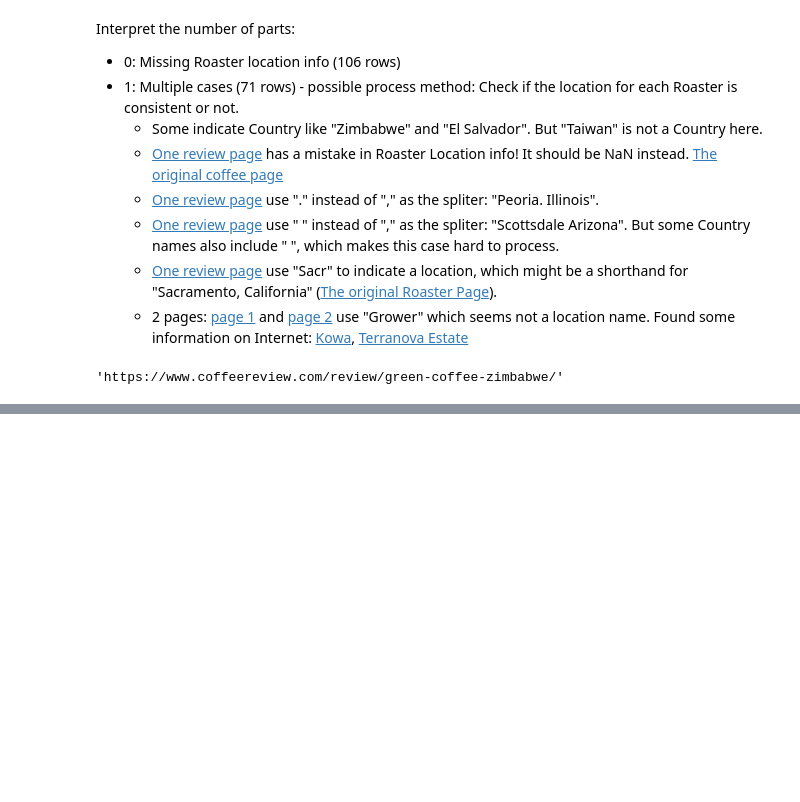
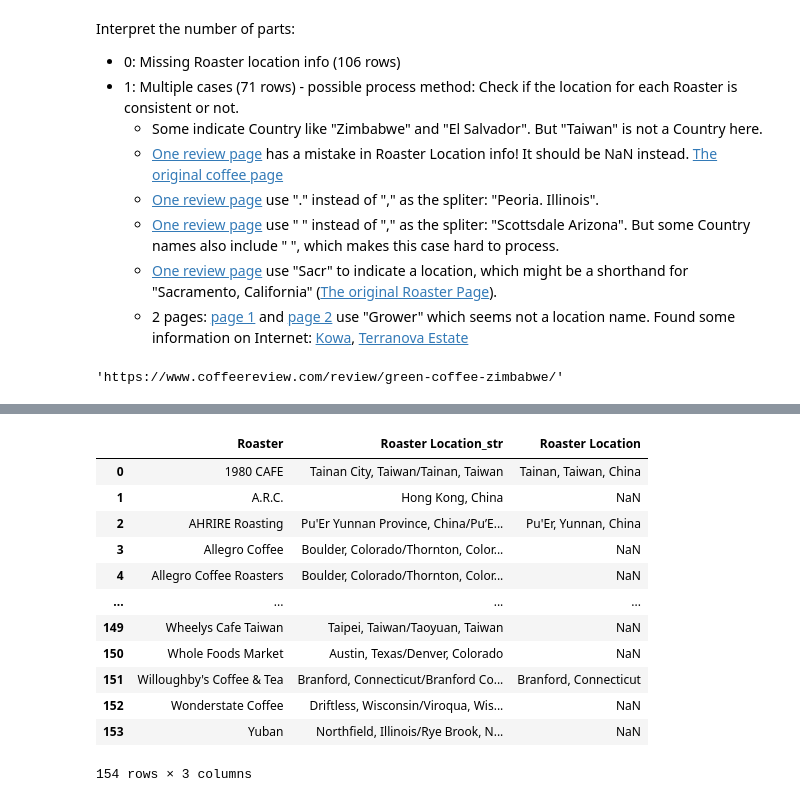
Before and after one commit to zehaog2/Coffee-Rating, a Jupyter notebook: Xin/04_Data_Preprocessing.ipynb, the cells around one changed output, grey strips where cells are left out. Saved outputs shown, nothing was run; the diff lists cells and outputs as text; code cells hidden in the pictures; blank space fills up the shorter version.

Commit message:
Processed all columns except Coffee Origin

```diff
--- a/Xin/04_Data_Preprocessing.ipynb
+++ b/Xin/04_Data_Preprocessing.ipynb
@@ -83,0 +100,4 @@ data
+# %%
+# Drop "." in the end
+data["Coffee Origin"] = data["Coffee Origin"].str.rstrip(".")
+data["Coffee Origin"].value_counts()
@@ -157,14 +195,14 @@ memory usage: 65.6+ KB
 # %% [markdown]
 ## Step 2: Check number of parts
 # %%
-# Step 2: Check the number of parts in location
-def count_parts(location):
-    if isinstance(location, str):  # Check if the value is a string
-        return len(location.split(','))
-    return 0  # Return 0 if it's not a string (e.g., NaN)
+# # Step 2: Check the number of parts in location
+# def count_parts(location):
+#     if isinstance(location, str):  # Check if the value is a string
+#         return len(location.split(','))
+#     return 0  # Return 0 if it's not a string (e.g., NaN)
 
-data['num_loc_parts'] = data['Roaster Location'].apply(count_parts)
-data['num_loc_parts'].value_counts()
+# data['num_loc_parts'] = data['Roaster Location'].apply(count_parts)
+# data['num_loc_parts'].value_counts()
 # %% [output]
 num_loc_parts
 2    7926
@@ -208,0 +248,13 @@ data[data['num_loc_parts'] == 2]
+# %%
+# Check for violations by identifying roasters with more than one unique location
+violating_roasters = data.groupby('Roaster')['Roaster Location'].unique()
+
+# Filter out the roasters with multiple locations
+violating_roasters = violating_roasters[violating_roasters.apply(len) > 1]
+
+# Show the violating roasters with their respective locations
+if not violating_roasters.empty:
+    print(f"The following roasters have different locations associated with them:")
+    print(violating_roasters)
+else:
+    print("All roasters have a consistent location.")
@@ -208,0 +276,23 @@ data[data['num_loc_parts'] == 2]
+# %%
+temp = violating_roasters.reset_index()
+temp["Roaster Location_str"] = temp["Roaster Location"].apply(lambda lst: "/".join([str(x) for x in lst if pd.notna(x)]))
+temp = temp.drop("Roaster Location", axis = 1)
+# temp.to_csv("inconsistent_roaster_location.csv")
+# %%
+location_df = pd.read_csv("../data/inconsistent_roaster_location.csv", encoding="ISO-8859-1")
+temp["Roaster Location"] = location_df["Roaster Location"]
+temp
+# %% [output]
+|  | Roaster | Roaster Location_str | Roaster Location |
+| 0 | 1980 CAFE | Tainan City, Taiwan/Tainan, Taiwan | Tainan, Taiwan, China |
+| 1 | A.R.C. | Hong Kong, China | NaN |
+| 2 | AHRIRE Roasting | Pu'Er Yunnan Province, China/Pu’E... | Pu'Er, Yunnan, China |
+| 3 | Allegro Coffee | Boulder, Colorado/Thornton, Color... | NaN |
+| 4 | Allegro Coffee Roasters | Boulder, Colorado/Thornton, Color... | NaN |
+| ... | ... | ... | ... |
+| 149 | Wheelys Cafe Taiwan | Taipei, Taiwan/Taoyuan, Taiwan | NaN |
+| 150 | Whole Foods Market | Austin, Texas/Denver, Colorado | NaN |
+| 151 | Willoughby's Coffee & Tea | Branford, Connecticut/Branford Co... | Branford, Connecticut |
+| 152 | Wonderstate Coffee | Driftless, Wisconsin/Viroqua, Wis... | NaN |
+| 153 | Yuban | Northfield, Illinois/Rye Brook, N... | NaN |
+154 rows × 3 columns
```
Also changed, not shown: parts of 25 cells of this notebook.
